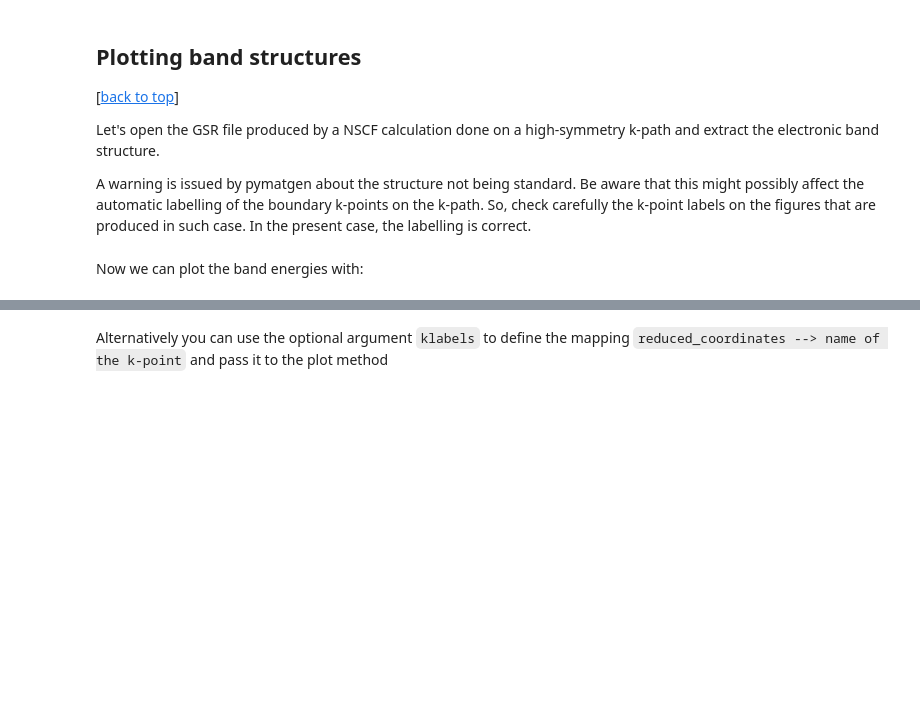
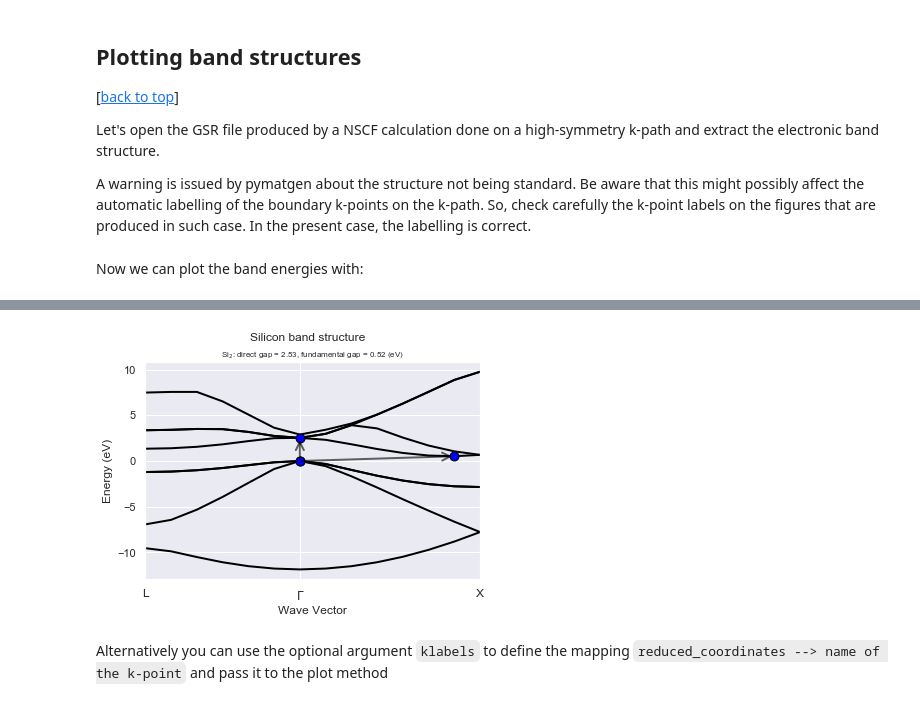
Before and after one commit to abinit/abitutorials, a Jupyter notebook: abitutorials/gsr.ipynb, the cells around one changed output, grey strips where cells are left out. Cells and saved outputs as stored; diff of their text form; code cells hidden in the pictures; blank space fills up the shorter version.

```diff
--- a/abitutorials/gsr.ipynb
+++ b/abitutorials/gsr.ipynb
@@ -185,5 +189,5 @@ with abilab.abiopen(abidata.ref_file("si_nscf_GSR.nc")) as nscf_gsr:
 Now we can plot the band energies with:
 # %%
 # The labels for the k-points are found in an internal database.
-ebands_kpath.plot(title="Silicon band structure");
+ebands_kpath.plot(with_gaps=True, title="Silicon band structure");
 # %% [output]
@@ -192,3 +194,4 @@ ebands_kpath.plot(title="Silicon band structure");
+[figure, added]
 # %% [markdown]
 Alternatively you can use the optional argument `klabels` to define the mapping `reduced_coordinates --> name of the k-point` and pass it to the plot method
 # %%
```
Also changed, not shown: parts of 20 cells of this notebook, 13 other files.
